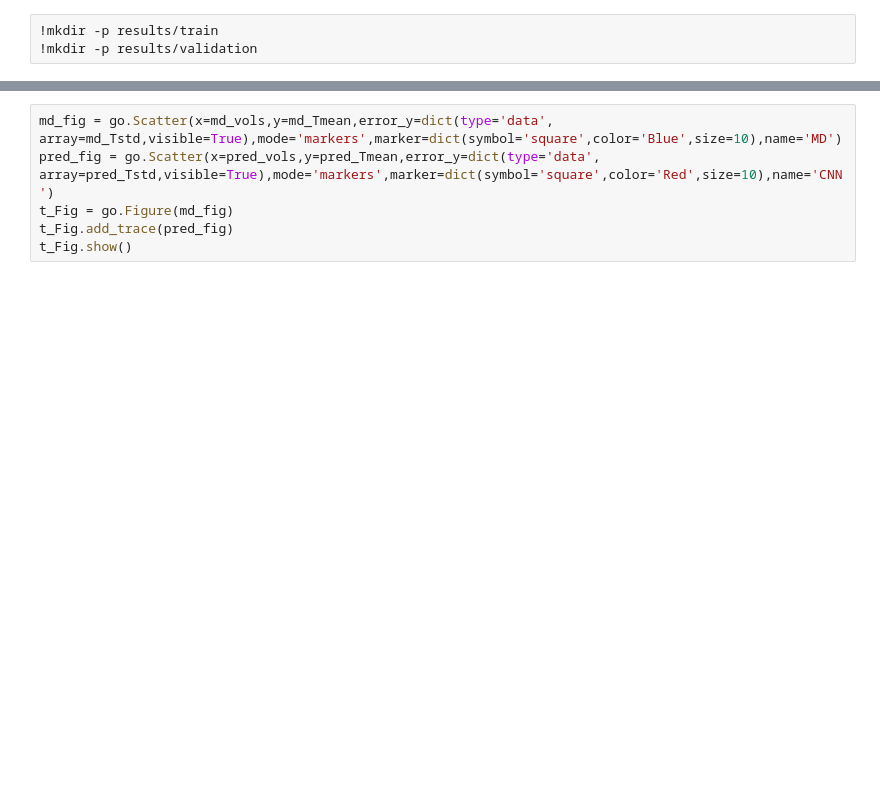
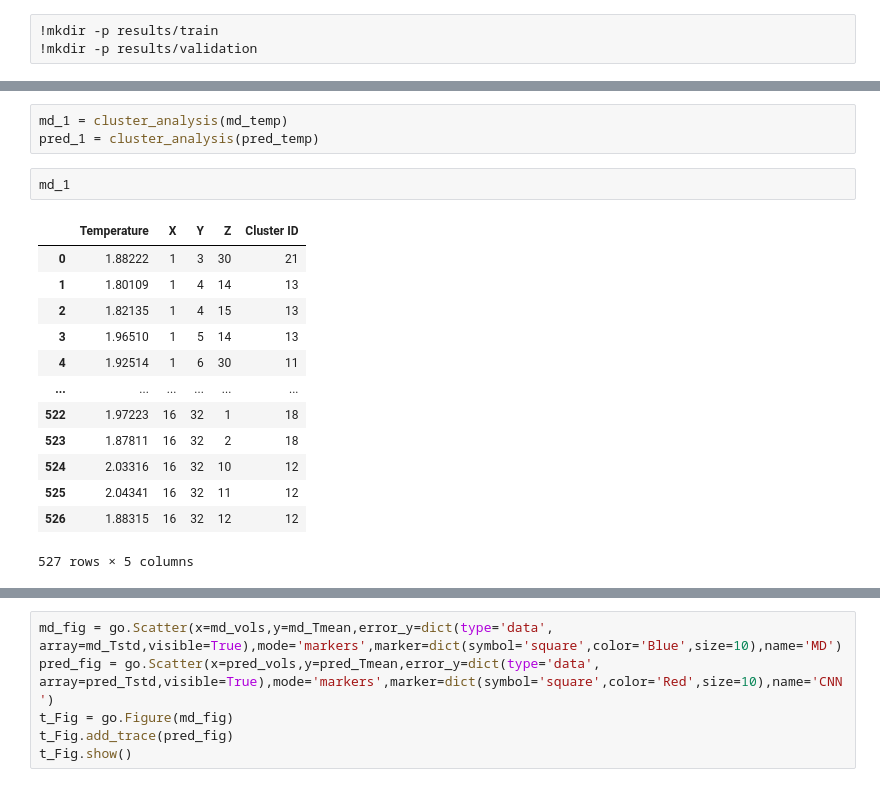
Before and after one commit to Jverduzc/MISTnet, a Jupyter notebook: CNN_Model.ipynb, the cells around one changed output, grey strips where cells are left out. Saved outputs shown, nothing was run; the diff lists cells and outputs as text; blank space fills up the shorter version.

```diff
--- a/CNN_Model.ipynb
+++ b/CNN_Model.ipynb
@@ -736,0 +766,19 @@ pred_fig.show()
+# %%
+md_1 = cluster_analysis(md_temp)
+pred_1 = cluster_analysis(pred_temp)
+# %%
+md_1
+# %% [output]
+|  | Temperature | X | Y | Z | Cluster ID |
+| 0 | 1.88222 | 1 | 3 | 30 | 21 |
+| 1 | 1.80109 | 1 | 4 | 14 | 13 |
+| 2 | 1.82135 | 1 | 4 | 15 | 13 |
+| 3 | 1.96510 | 1 | 5 | 14 | 13 |
+| 4 | 1.92514 | 1 | 6 | 30 | 11 |
+| ... | ... | ... | ... | ... | ... |
+| 522 | 1.97223 | 16 | 32 | 1 | 18 |
+| 523 | 1.87811 | 16 | 32 | 2 | 18 |
+| 524 | 2.03316 | 16 | 32 | 10 | 12 |
+| 525 | 2.04341 | 16 | 32 | 11 | 12 |
+| 526 | 1.88315 | 16 | 32 | 12 | 12 |
+527 rows × 5 columns
```
Also changed, not shown: parts of 20 cells of this notebook.
